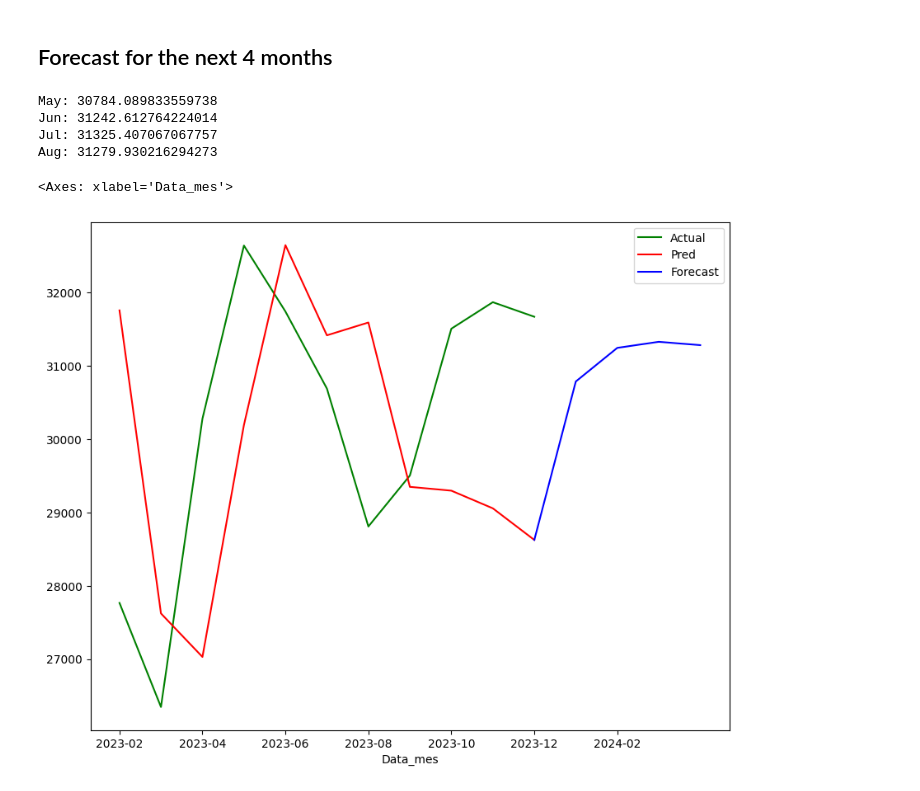
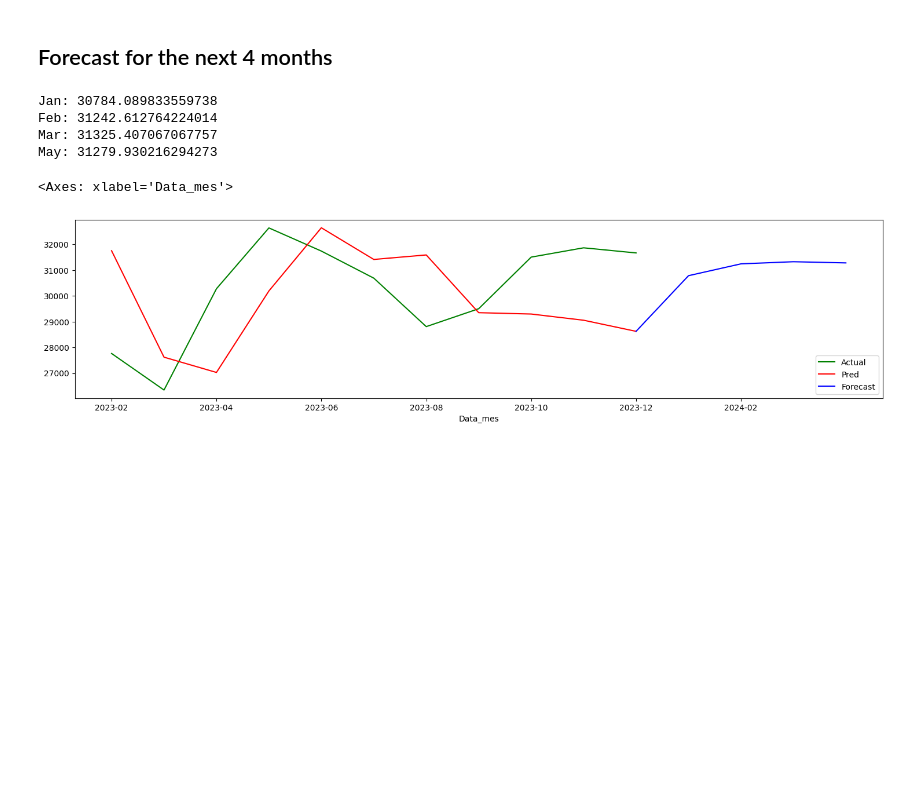
Before and after one commit to Joaovtmendes/Data-analysis-CBS, a Jupyter notebook: Report_CBS.ipynb, the cells around one changed output. Cells and saved outputs as stored; diff of their text form; code cells hidden in the pictures; blank space fills up the shorter version.

```diff
--- a/Report_CBS.ipynb
+++ b/Report_CBS.ipynb
@@ -515,22 +519,22 @@ df_forecast[df_forecast.index > '2023-01'][['Pred','Actual']]
 # %% [markdown]
 ## Forecast for the next 4 months
 # %%
-months = ['May', 'Jun', 'Jul', 'Aug']
+months = ['Jan', 'Feb', 'Mar', 'May']
 count = 0
 for line in df_forecast[df_forecast['Forecast'].notnull()]['Forecast']:
   print(f"{months[count]}: {line}")
   count+=1
 # %% [output]
-May: 30784.089833559738
-Jun: 31242.612764224014
-Jul: 31325.407067067757
-Aug: 31279.930216294273
+Jan: 30784.089833559738
+Feb: 31242.612764224014
+Mar: 31325.407067067757
+May: 31279.930216294273
 # %%
 df_forecast.loc['2023-12','Forecast'] = df_forecast.loc['2023-12','Pred']
 # %%
-df_forecast[df_forecast.index > '2023-01']["Actual"].plot(figsize=(10,8), legend=True, color="green")
-df_forecast[df_forecast.index > '2023-01']["Pred"].plot(legend=True, color="red", figsize=(10,8))
-df_forecast[df_forecast.index > '2023-01']["Forecast"].plot(legend=True, color="blue", figsize=(10,8))
+df_forecast[df_forecast.index > '2023-01']["Actual"].plot(figsize=(18,4), legend=True, color="green")
+df_forecast[df_forecast.index > '2023-01']["Pred"].plot(legend=True, color="red", figsize=(18,4))
+df_forecast[df_forecast.index > '2023-01']["Forecast"].plot(legend=True, color="blue", figsize=(18,4))
 # %% [output]
 <Axes: xlabel='Data_mes'>
-[figure, old version]
+[figure, new version]
```
Also changed, not shown: parts of 4 cells of this notebook.
